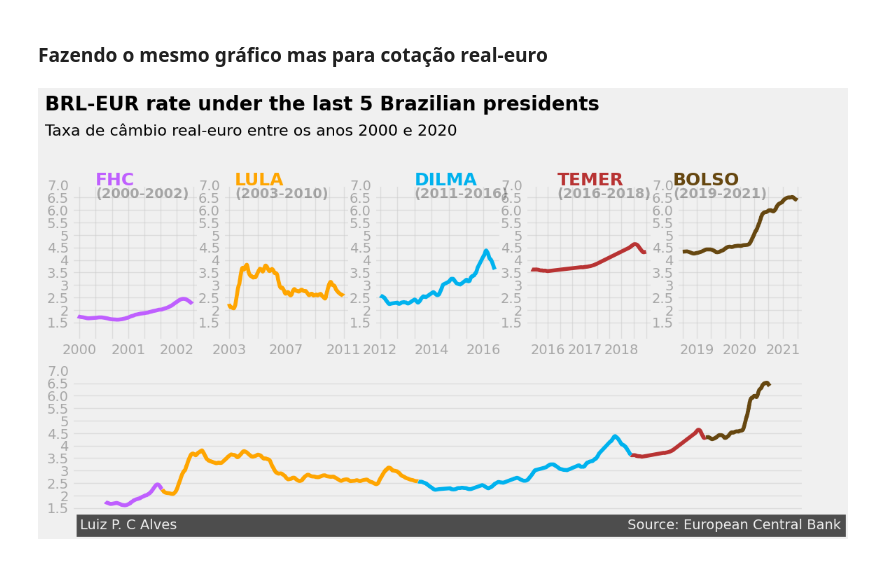
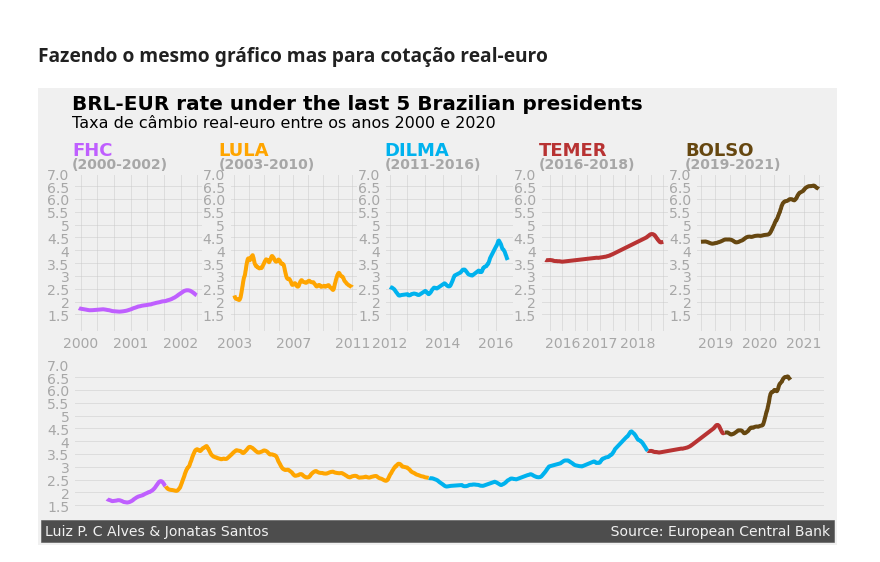
Before and after one commit to lpdcalves/dataquest-storytelling-exchangerates, a Jupyter notebook: cotacao-euro-dolar.ipynb, the cells around one changed output. Drawn from its saved outputs; the diff is of its cells as text; code cells hidden in the pictures.

```diff
--- a/cotacao-euro-dolar.ipynb
+++ b/cotacao-euro-dolar.ipynb
@@ -565,9 +569,9 @@ ax1_fhc.plot(fhc['Time'], fhc['euro_rolling_mean'],
         color='#BF5FFF')
 ax1_fhc.set_xticklabels(['2000', '', '', '2001', '', '', '2002'],
                    alpha=0.3)
-ax1_fhc.text(730300.0, 7.0, 'FHC', fontsize=18, weight='bold',
+ax1_fhc.text(11000, 7.7, 'FHC', fontsize=18, weight='bold',
         color='#BF5FFF')
-ax1_fhc.text(730300.0, 6.5, '(2000-2002)', weight='bold',
+ax1_fhc.text(11000, 7.2, '(2000-2002)', weight='bold',
         alpha=0.3)
 
 
@@ -576,9 +580,9 @@ ax2_lula.plot(lula['Time'], lula['euro_rolling_mean'],
         color='#ffa500')
 ax2_lula.set_xticklabels(['', '2003', '', '', '', '2007', '', '', '', '2011'],
                    alpha=0.3)
-ax2_lula.text(731000.0, 7.0, 'LULA', fontsize=18, weight='bold',
+ax2_lula.text(11300, 7.7, 'LULA', fontsize=18, weight='bold',
         color='#ffa500')
-ax2_lula.text(731000.0, 6.5, '(2003-2010)', weight='bold',
+ax2_lula.text(11300, 7.2, '(2003-2010)', weight='bold',
          alpha=0.3)
 
 
@@ -588,9 +592,9 @@ ax3_dilma.plot(dilma['Time'], dilma['euro_rolling_mean'],
 ax3_dilma.set_xticklabels(['', '2012', '', '', '2014', '', '',
                      '2016'],
                    alpha=0.3)
-ax3_dilma.text(734500.0, 7.0, 'DILMA', fontsize=18, weight='bold',
+ax3_dilma.text(14500, 7.7, 'DILMA', fontsize=18, weight='bold',
         color='#00B2EE')
-ax3_dilma.text(734500.0, 6.5, '(2011-2016)', weight='bold',
+ax3_dilma.text(14500, 7.2, '(2011-2016)', weight='bold',
          alpha=0.3)
 
 ## Ax4
@@ -598,45 +602,42 @@ ax4_temer.plot(temer['Time'], temer['euro_rolling_mean'],
         color='#b83333')
 ax4_temer.set_xticklabels(['', '2016', '',  '', '2017', '', '', '2018'],
                    alpha=0.3)
-ax4_temer.text(736400.0, 7.0, 'TEMER', fontsize=18, weight='bold',
+ax4_temer.text(17000, 7.7, 'TEMER', fontsize=18, weight='bold',
         color='#b83333')
-ax4_temer.text(736400.0, 6.5, '(2016-2018)', weight='bold',
+ax4_temer.text(17000, 7.2, '(2016-2018)', weight='bold',
          alpha=0.3)
 
 ## Ax5
 ax5_bozo.plot(bozo['Time'], bozo['euro_rolling_mean'],
         color='#664710')
 ax5_bozo.set_xticklabels(['', '2019', '', '', '2020', '', '', '2021'],
                    alpha=0.3)
-ax5_bozo.text(737000.0, 7.0, 'BOLSO', fontsize=18, weight='bold',
-        color='#664710')
-ax5_bozo.text(737000.0, 6.5, '(2019-2021)', weight='bold',
-         alpha=0.3)
+ax5_bozo.text(17800, 7.7, 'BOLSO', fontsize=18, weight='bold', color='#664710')
+ax5_bozo.text(17800, 7.2, '(2019-2021)', weight='bold', alpha=0.3)
 
 ### Ax4: Bush-Obama-Trump
 ax6_final.plot(fhc['Time'], fhc['euro_rolling_mean'],
         color='#BF5FFF')
 ax6_final.plot(lula['Time'], lula['euro_rolling_mean'],
         color='#ffa500')
 ax6_final.plot(dilma['Time'], dilma['euro_rolling_mean'],
         color='#00B2EE')
 ax6_final.plot(temer['Time'], temer['euro_rolling_mean'],
         color='#b83333')
 ax6_final.plot(bozo['Time'], bozo['euro_rolling_mean'],
         color='#664710')
 ax6_final.grid(alpha=0.5)
 ax6_final.set_xticks([])
 
 ### Adding a title and a subtitle
-ax1_fhc.text(730016.0, 10.0, 'BRL-EUR rate under the last 5 Brazilian presidents',
-         fontsize=20, weight='bold')
-ax1_fhc.text(730016.0, 9.0, '''Taxa de câmbio real-euro entre os anos 2000 e 2020''', fontsize=16)
+ax1_fhc.text(11000, 9.5, 'BRL-EUR rate under the last 5 Brazilian presidents', fontsize=20, weight='bold')
+ax1_fhc.text(11000, 8.8, '''Taxa de câmbio real-euro entre os anos 2000 e 2020''', fontsize=16)
 
 ### Adding a signature
-ax6_final.text(729916.0, 0.65, 'Luiz P. C Alves' + ' '*103 + 'Source: European Central Bank',
+ax6_final.text(10350, 0.35, 'Luiz P. C Alves & Jonatas Santos' + ' '*76 + 'Source: European Central Bank',
         color = '#f0f0f0', backgroundcolor = '#4d4d4d',
         size=14)
 
 plt.show()
 # %% [output]
-[figure, old version]
+[figure, new version]
```
Also changed, not shown: parts of 14 cells of this notebook.
